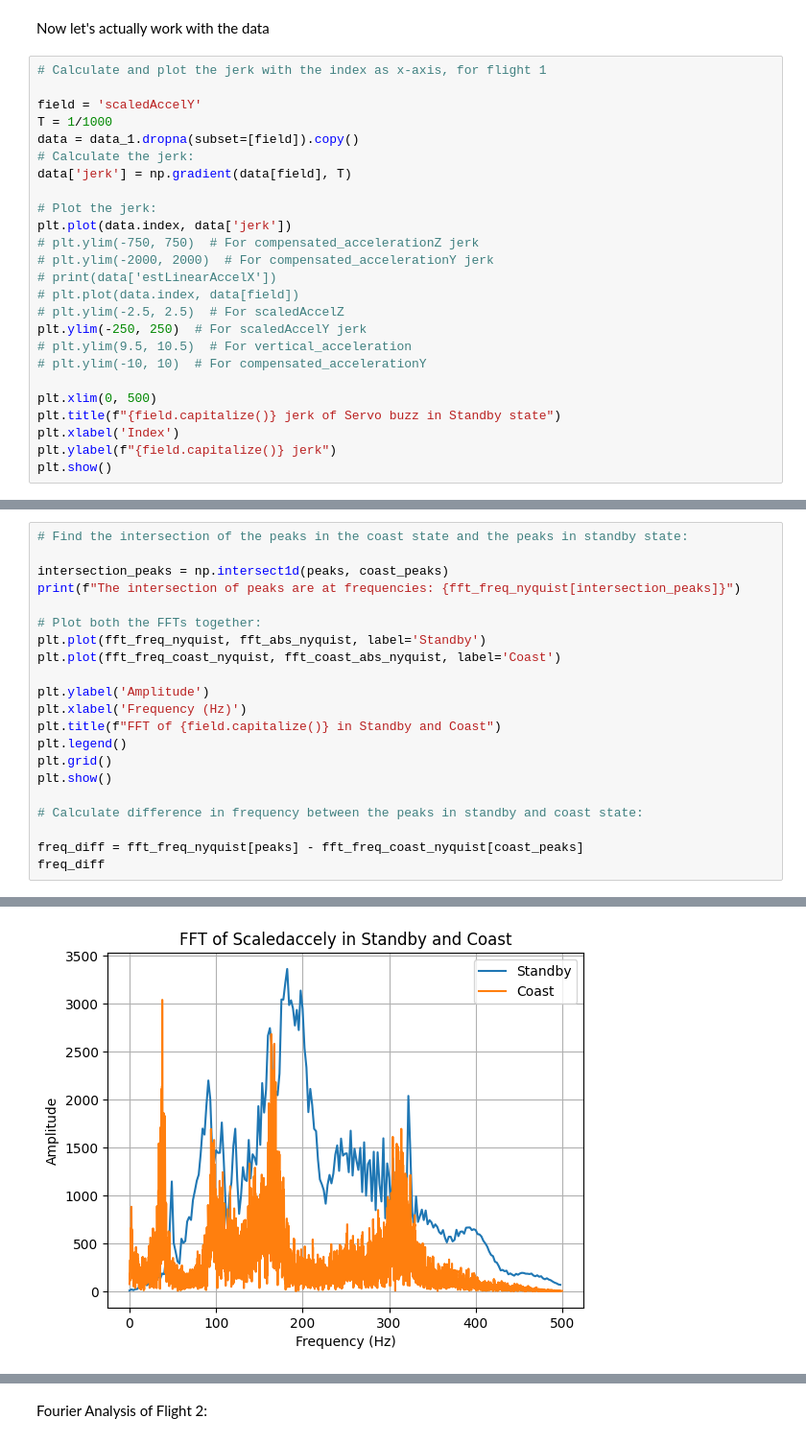
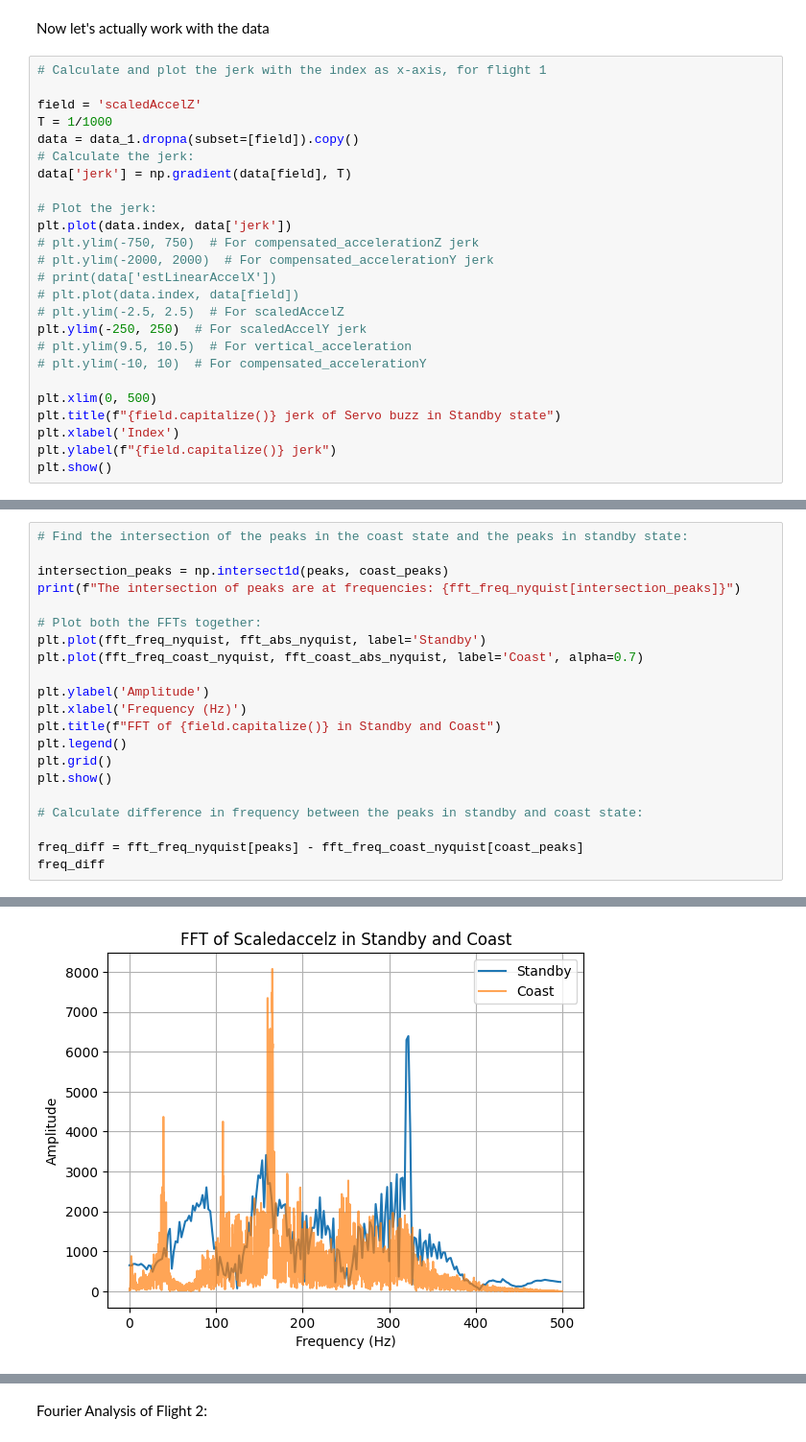
Before and after one commit to NCSU-High-Powered-Rocketry-Club/AirbrakesV2, a Jupyter notebook: scripts/make_plots.ipynb, the cells around one changed output, grey strips where cells are left out. Shown at 96% size. Drawn from its saved outputs; the diff is of its cells as text.

```diff
--- a/scripts/make_plots.ipynb
+++ b/scripts/make_plots.ipynb
@@ -110,7 +110,7 @@ Now let's actually work with the data
 # %%
 # Calculate and plot the jerk with the index as x-axis, for flight 1
 
-field = 'scaledAccelY'
+field = 'scaledAccelZ'
 T = 1/1000
 data = data_1.dropna(subset=[field]).copy()
 # Calculate the jerk:
@@ -245,24 +245,24 @@ The peaks are at frequencies: [165.1626692  162.19425315 160.88815008  37.164568
 # %%
 # Find the intersection of the peaks in the coast state and the peaks in standby state:
 
 intersection_peaks = np.intersect1d(peaks, coast_peaks)
 print(f"The intersection of peaks are at frequencies: {fft_freq_nyquist[intersection_peaks]}")
 
 # Plot both the FFTs together:
 plt.plot(fft_freq_nyquist, fft_abs_nyquist, label='Standby')
-plt.plot(fft_freq_coast_nyquist, fft_coast_abs_nyquist, label='Coast')
+plt.plot(fft_freq_coast_nyquist, fft_coast_abs_nyquist, label='Coast', alpha=0.7)
 
 plt.ylabel('Amplitude')
 plt.xlabel('Frequency (Hz)')
 plt.title(f"FFT of {field.capitalize()} in Standby and Coast")
 plt.legend()
 plt.grid()
 plt.show()
 
 # Calculate difference in frequency between the peaks in standby and coast state:
 
 freq_diff = fft_freq_nyquist[peaks] - fft_freq_coast_nyquist[coast_peaks]
 freq_diff
 # %% [output]
 The intersection of peaks are at frequencies: []
-[figure, old version]
+[figure, new version]
```
Also changed, not shown: parts of 14 cells of this notebook.
